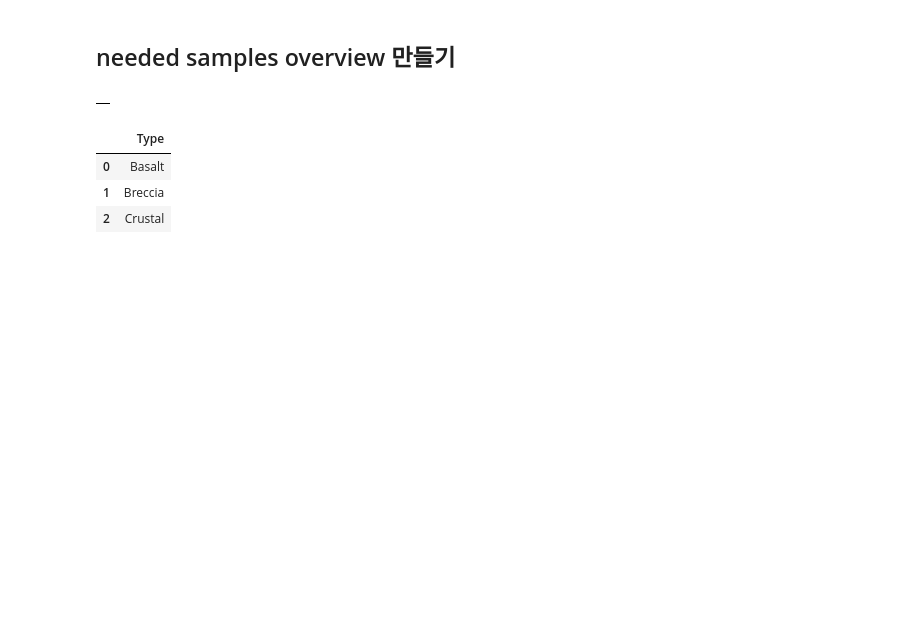
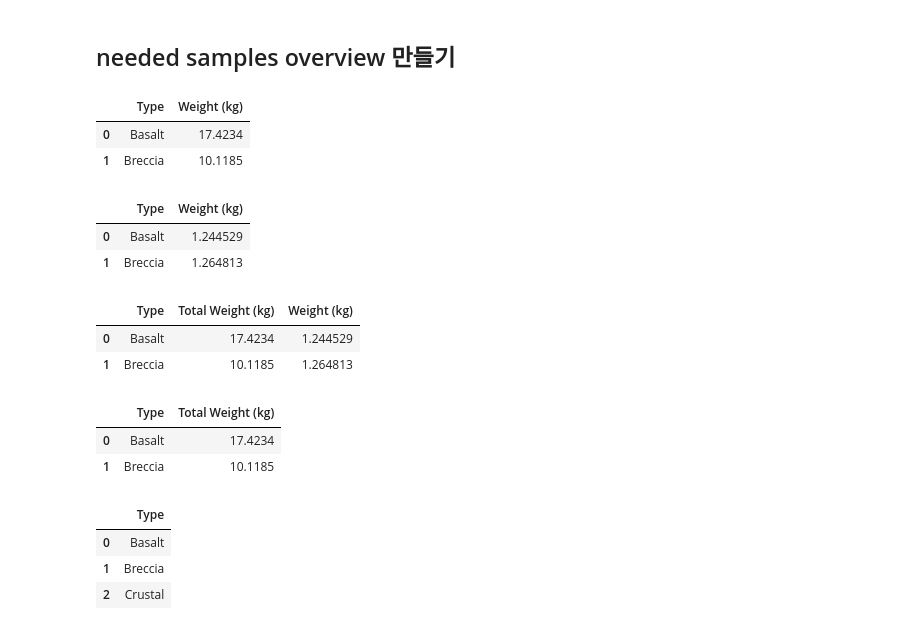
Before and after one commit to henryeffel/PythonProject, a Jupyter notebook: 01_달탐사_미션.ipynb, the cells around one changed output. Cells and saved outputs as stored; diff of their text form; code cells hidden in the pictures; blank space fills up the shorter version.

```diff
--- a/01_달탐사_미션.ipynb
+++ b/01_달탐사_미션.ipynb
@@ -648,3 +684,4 @@ artemis_mission
 Name: Weight (kg), Length: 2229, dtype: bool
 # %%
 # rock_samples['Weight (kg)']이 0.16kg 이상 이면서 rock_samples['Pristine (%)']이 50 이하인지 확인
+low_samples = rock_samples.loc[(rock_samples['Weight (kg)'] >= 0.16) & (rock_samples['Pristine (%)'] <= 50)]
@@ -718,6 +755,9 @@ Name: ID, dtype: int64
 Name: Type, dtype: bool
 # %%
 # low_samples['Type'] 의 값이 'Basalt'이거나 'Breccia'인 행만 추출해서 needed_samples 데이터프레임 만들기
+
+needed_samples = low_samples.loc[low_samples['Type'].isin(['Basalt','Breccia'])]
+needed_samples
 # %% [output]
 |  | ID | Mission | Type | Subtype | Weight (kg) | Pristine (%) | Remaining (kg) |
 | 11 | 10017 | Apollo11 | Basalt | Ilmenite | 0.9730 | 43.71 | 0.425298 |
@@ -853,7 +906,32 @@ array(['Basalt', 'Breccia', 'Crustal'], dtype=object)
+# %%
+needed_samples_overview = needed_samples.groupby("Type")["Weight (kg)"].sum().reset_index()
+needed_samples_overview
+# %% [output]
+|  | Type | Weight (kg) |
+| 0 | Basalt | 17.4234 |
+| 1 | Breccia | 10.1185 |
+# %%
+needed_samples_overview.rename(columns={"Weight (kg)":"Total Weight (kg)"}, inplace = True)
+# %%
+temp = needed_samples.groupby("Type")["Weight (kg)"].mean().reset_index()
+temp
+# %% [output]
+|  | Type | Weight (kg) |
+| 0 | Basalt | 1.244529 |
+| 1 | Breccia | 1.264813 |
+# %%
+pd.merge(needed_samples_overview, temp, on="Type")
+# %% [output]
+|  | Type | Total Weight (kg) | Weight (kg) |
+| 0 | Basalt | 17.4234 | 1.244529 |
+| 1 | Breccia | 10.1185 | 1.264813 |
 # %%
 ## 아르테미스 임무에 전달할 최종 데이터프레임 needed_samples_overview 만든다.
+needed_samples_overview
 # %% [output]
-|  |
+|  | Type | Total Weight (kg) |
+| 0 | Basalt | 17.4234 |
+| 1 | Breccia | 10.1185 |
 # %%
 # needed samples 데이터프레임에서 중복되지 않은 암석유형을 추출한다.
 # %% [output]
```
Also changed, not shown: parts of 18 cells of this notebook, 6 other files.
